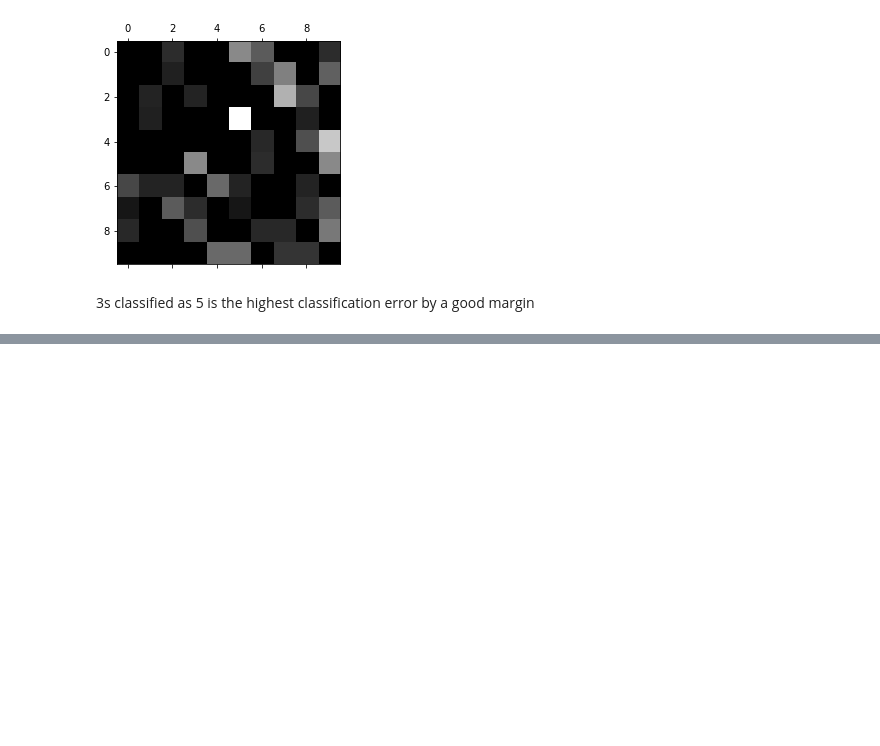
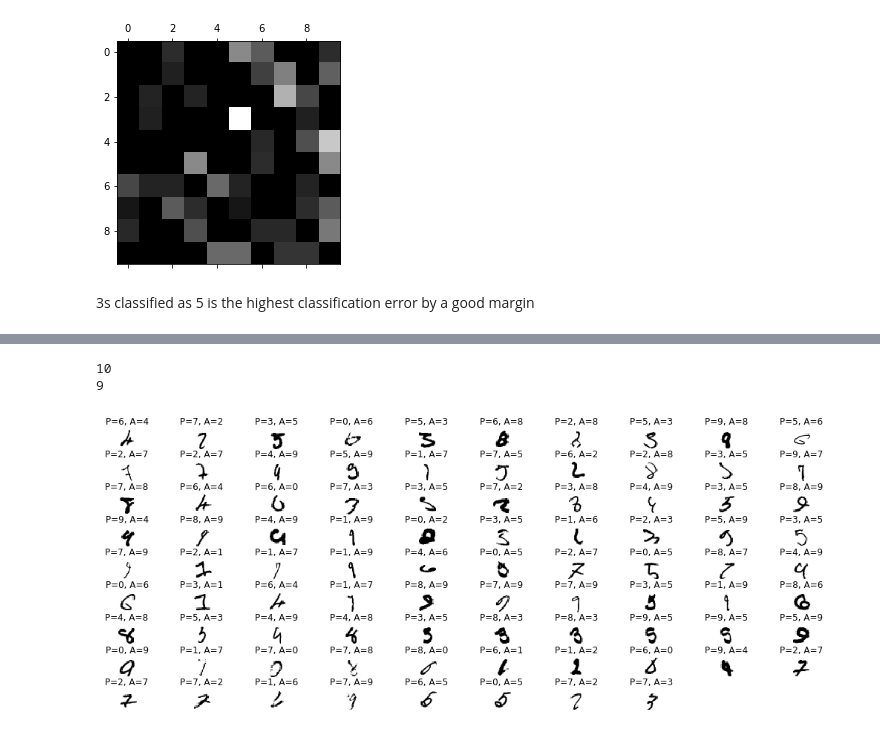
Before and after one commit to fau-masters-collected-works-cgarbin/cap6618-computer-vision, a Jupyter notebook: module5/CAP6618_PP3_final_cgarbin.ipynb, the cells around one changed output, grey strips where cells are left out. Drawn from its saved outputs; the diff is of its cells as text; code cells hidden in the pictures; blank space fills up the shorter version.

```diff
--- a/module5/CAP6618_PP3_final_cgarbin.ipynb
+++ b/module5/CAP6618_PP3_final_cgarbin.ipynb
@@ -125,6 +125,9 @@ img_rows, img_cols = 28, 28
 
 # the data, shuffled and split between train and test sets
 (x_train, y_train), (x_test, y_test) = mnist.load_data()
+
+# Save original data to show images later
+original_x_test = x_test
 
 if K.image_data_format() == 'channels_first':
     x_train = x_train.reshape(x_train.shape[0], 1, img_rows, img_cols)
@@ -557,0 +576,28 @@ Misclassification count by digit
+# %%
+misclassified_indices = [i for i in np.arange(len(predicted_class)) if predicted_class[i] != actual_class_label[i]]
+# %%
+# Inspired by https://medium.com/@mjbhobe/mnist-digits-classification-with-keras-ed6c2374bd0e
+
+num_cols = 10
+num_rows = len(misclassified_indices) // 10 + 1
+print(num_cols)
+print(num_rows)
+
+f, ax = plt.subplots(num_rows, num_cols, figsize=(18,7),
+                     gridspec_kw={'wspace':0.05, 'hspace':0.5},
+                     squeeze=False)
+
+for r in range(num_rows):
+    for c in range(num_cols):
+        image_index = r * num_cols + c
+        ax[r,c].axis("off")
+        if image_index < len(misclassified_indices):
+            ax[r,c].imshow(original_x_test[misclassified_indices[image_index]], cmap=plt.get_cmap('gray_r'))
+            ax[r,c].set_title("P={}, A={}".format(
+                predicted_class[misclassified_indices[image_index]], actual_class_label[misclassified_indices[image_index]]))
+
+plt.show()
+# %% [output]
+10
+9
+[figure, added]
```
Also changed, not shown: parts of 7 cells of this notebook.
